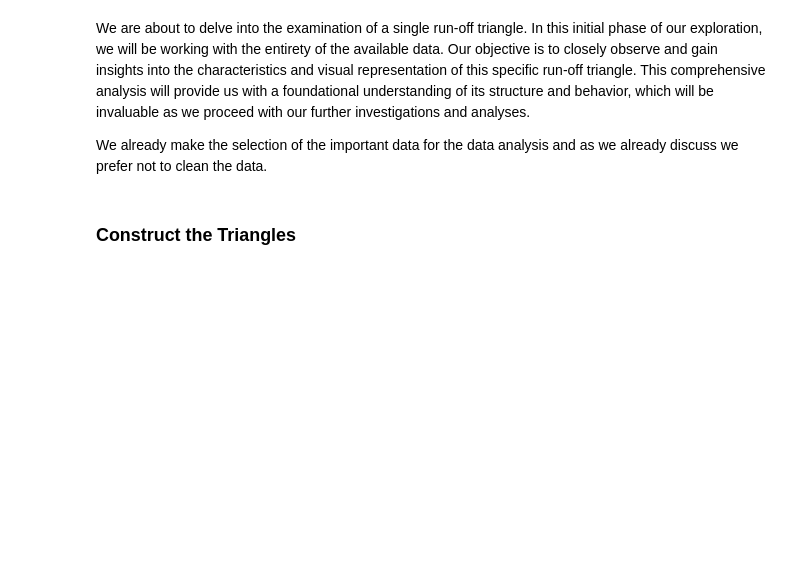
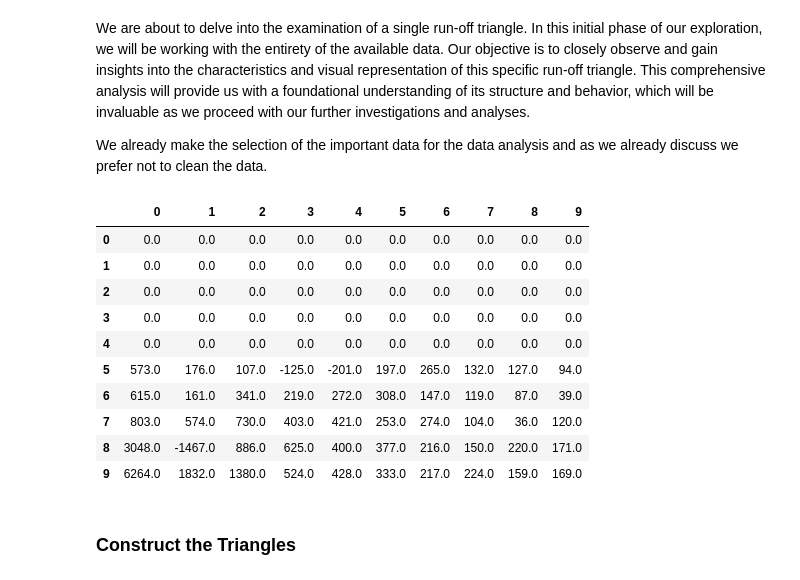
Before and after one commit to JuanLara18/Actuarial-DataMined-Provisiones, a Jupyter notebook: notebooks/Actuarial_Reserving_Analysis_with_Chain_Ladder_Method.ipynb, the cells around one changed output. Drawn from its saved outputs; the diff is of its cells as text; code cells hidden in the pictures; blank space fills up the shorter version.

```diff
--- a/notebooks/Actuarial_Reserving_Analysis_with_Chain_Ladder_Method.ipynb
+++ b/notebooks/Actuarial_Reserving_Analysis_with_Chain_Ladder_Method.ipynb
@@ -263,6 +263,45 @@ The results of the PCA analysis on the selected financial data columns reveal in
 We are about to delve into the examination of a single run-off triangle. In this initial phase of our exploration, we will be working with the entirety of the available data. Our objective is to closely observe and gain insights into the characteristics and visual representation of this specific run-off triangle. This comprehensive analysis will provide us with a foundational understanding of its structure and behavior, which will be invaluable as we proceed with our further investigations and analyses.
 
 We already make the selection of the important data for the data analysis and as we already discuss we prefer not to clean the data.
+# %%
+import pandas as pd
+import numpy as np
+
+def replace_zero_with_row_mean(df):
+    """ Reemplaza los ceros en el DataFrame con el promedio de la fila correspondiente. """
+    for index, row in df.iterrows():
+        if row.sum() != 0:  # Evitar filas con suma total de cero
+            row_mean = row.replace(0, np.NaN).mean()
+            df.loc[index] = row.replace(0, row_mean)
+    return df
+
+def impute_and_filter_data_complete(data_complete):
+    """ Imputa los DataFrames en DataComplete y elimina aquellos con una fila completa de ceros. """
+    for variable in list(data_complete.keys()):
+        new_dfs = []
+        for df in data_complete[variable]:
+            if not (df == 0).all(axis=1).any():  # Verifica si hay alguna fila completa de ceros
+                df_imputed = replace_zero_with_row_mean(df)
+                new_dfs.append(df_imputed)
+        data_complete[variable] = new_dfs
+    return data_complete
+
+# Aplicar la función a DataComplete
+DataComplete2 = impute_data_complete(DataComplete.copy())
+# %%
+DataComplete2['BulkLoss_D'][55]
+# %% [output]
+|  | 0 | 1 | 2 | 3 | 4 | 5 | 6 | 7 | 8 | 9 |
+| 0 | 0.0 | 0.0 | 0.0 | 0.0 | 0.0 | 0.0 | 0.0 | 0.0 | 0.0 | 0.0 |
+| 1 | 0.0 | 0.0 | 0.0 | 0.0 | 0.0 | 0.0 | 0.0 | 0.0 | 0.0 | 0.0 |
+| 2 | 0.0 | 0.0 | 0.0 | 0.0 | 0.0 | 0.0 | 0.0 | 0.0 | 0.0 | 0.0 |
+| 3 | 0.0 | 0.0 | 0.0 | 0.0 | 0.0 | 0.0 | 0.0 | 0.0 | 0.0 | 0.0 |
+| 4 | 0.0 | 0.0 | 0.0 | 0.0 | 0.0 | 0.0 | 0.0 | 0.0 | 0.0 | 0.0 |
+| 5 | 573.0 | 176.0 | 107.0 | -125.0 | -201.0 | 197.0 | 265.0 | 132.0 | 127.0 | 94.0 |
+| 6 | 615.0 | 161.0 | 341.0 | 219.0 | 272.0 | 308.0 | 147.0 | 119.0 | 87.0 | 39.0 |
+| 7 | 803.0 | 574.0 | 730.0 | 403.0 | 421.0 | 253.0 | 274.0 | 104.0 | 36.0 | 120.0 |
+| 8 | 3048.0 | -1467.0 | 886.0 | 625.0 | 400.0 | 377.0 | 216.0 | 150.0 | 220.0 | 171.0 |
+| 9 | 6264.0 | 1832.0 | 1380.0 | 524.0 | 428.0 | 333.0 | 217.0 | 224.0 | 159.0 | 169.0 |
 # %% [markdown]
 ### Construct the Triangles
 # %%
```
Also changed, not shown: parts of 3 cells of this notebook.
